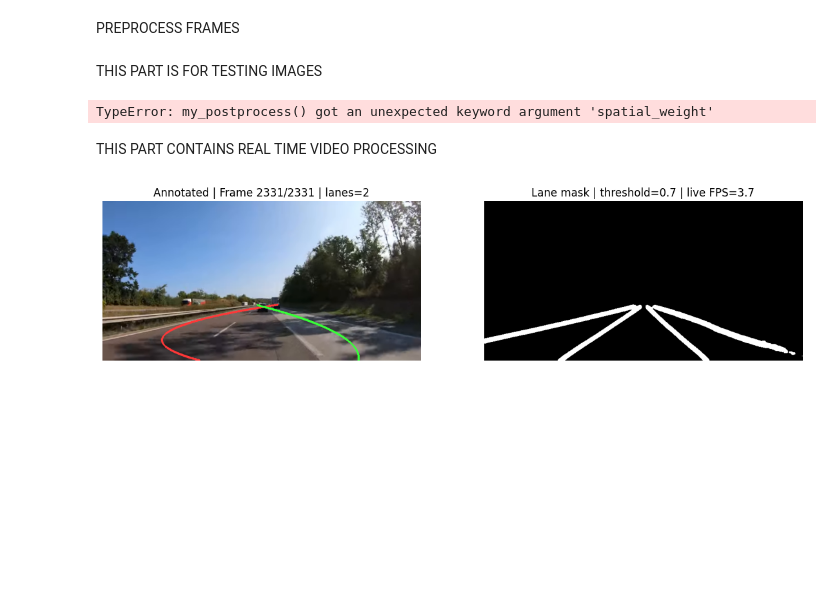
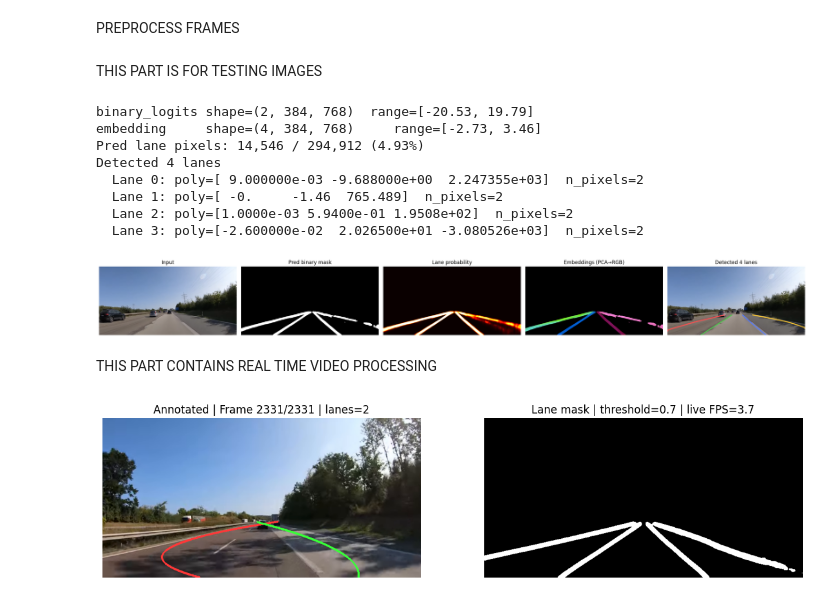
Before and after one commit to abdullahtapanci/LaneDetection, a Jupyter notebook: realTime.ipynb, the cells around one changed output. Drawn from its saved outputs; the diff is of its cells as text; code cells hidden in the pictures; blank space fills up the shorter version.

```diff
--- a/realTime.ipynb
+++ b/realTime.ipynb
@@ -85,7 +79,7 @@ THIS PART IS FOR TESTING IMAGES
 # %%
 from sklearn.decomposition import PCA
 
-IMAGE_PATH = "/content/drive/MyDrive/Lane_Detection_Project/sampleImages/testImage5.png"
+IMAGE_PATH = "/content/drive/MyDrive/Lane_Detection_Project/sampleImages/testImage2.png"
 # IMAGE_PATH = "samples/test.jpg"   # local
 
 #These are postprocess hyperparameters — we can tune these per trained model
@@ -117,12 +111,25 @@ emb_np    = embedding.squeeze(0).cpu().numpy()         # (D, H, W)
 #                        poly_degree=POLY_DEGREE, min_pixels=MIN_PIXELS, bandwidth=BANDWIDTH, clustering_algorithm='meanshift',
 #                        horizon_min_pixels=HORIZON_CUTOFF, horizon_padding=HORIZON_PADDING, min_blob_pixels=MIN_BLOB_PIXELS)
 
-lanes = my_postprocess(
+# lanes = my_postprocess(
+#     binary_np,
+#     emb_np,
+#     min_blob_pixels=MIN_BLOB_PIXELS,
+#     horizon_min_pixels=12,
+#     horizon_padding=20,
+#     eps=0.35,
+#     min_samples=20,
+#     spatial_weight=0.5,
+#     min_pixels=100,
+#     poly_degree=2
+# )
+
+lanes = my_postprocess_fast(
     binary_np,
     emb_np,
     min_blob_pixels=MIN_BLOB_PIXELS,
     horizon_min_pixels=12,
-    horizon_padding=5,
+    horizon_padding=20,
     eps=0.35,
     min_samples=20,
     spatial_weight=0.5,
@@ -142,35 +149,43 @@ print(f"embedding     shape={emb_np.shape}     range=[{emb_np.min():.2f}, {emb_n
 print(f"Pred lane pixels: {binary_pred.sum():,} / {binary_pred.size:,} "
       f"({100*binary_pred.mean():.2f}%)")
 print(f"Detected {len(lanes)} lanes")
 for i, l in enumerate(lanes):
-    print(f"  Lane {i}: poly={l['poly'].round(3)}  y_range={l['y_range']}  "
+    print(f"  Lane {i}: poly={l['poly'].round(3)}  "
           f"n_pixels={len(l['pixels'])}")
 
 # --- Embedding PCA → RGB (only at predicted lane pixels) ---
 D, H, W = emb_np.shape
 emb_flat = emb_np.reshape(D, -1).T
 lane_mask = binary_pred.astype(bool).flatten()
 emb_rgb = np.zeros((H * W, 3), dtype=np.float32)
 if lane_mask.sum() >= 3:
     pca = PCA(n_components=3).fit_transform(emb_flat[lane_mask])
     pca -= pca.min(axis=0); pca /= pca.max(axis=0) + 1e-8
     emb_rgb[lane_mask] = pca
 emb_rgb = emb_rgb.reshape(H, W, 3)
 
 # --- Draw lanes ---
 annotated = draw_lanes(frame_rgb.copy(), lanes)
 
 # --- 5-panel visualization ---
 fig, axes = plt.subplots(1, 5, figsize=(24, 5))
 axes[0].imshow(frame_rgb);                                axes[0].set_title("Input")
 axes[1].imshow(binary_pred, cmap="gray");                 axes[1].set_title("Pred binary mask")
 axes[2].imshow(binary_prob, cmap="hot", vmin=0, vmax=1);  axes[2].set_title("Lane probability")
 axes[3].imshow(emb_rgb);                                  axes[3].set_title("Embeddings (PCA→RGB)")
 axes[4].imshow(annotated);                                axes[4].set_title(f"Detected {len(lanes)} lanes")
 for a in axes: a.axis("off")
 plt.tight_layout(); plt.show()
 # %% [output]
-TypeError: my_postprocess() got an unexpected keyword argument 'spatial_weight'
+binary_logits shape=(2, 384, 768)  range=[-20.53, 19.79]
+embedding     shape=(4, 384, 768)     range=[-2.73, 3.46]
+Pred lane pixels: 14,546 / 294,912 (4.93%)
+Detected 4 lanes
+  Lane 0: poly=[ 9.000000e-03 -9.688000e+00  2.247355e+03]  n_pixels=2
+  Lane 1: poly=[ -0.     -1.46  765.489]  n_pixels=2
+  Lane 2: poly=[1.0000e-03 5.9400e-01 1.9508e+02]  n_pixels=2
+  Lane 3: poly=[-2.600000e-02  2.026500e+01 -3.080526e+03]  n_pixels=2
+[figure, added]
 # %% [markdown]
 THIS PART CONTAINS REAL TIME VIDEO PROCESSING
 # %%
```
Also changed, not shown: parts of 9 cells of this notebook, 1 other file.
